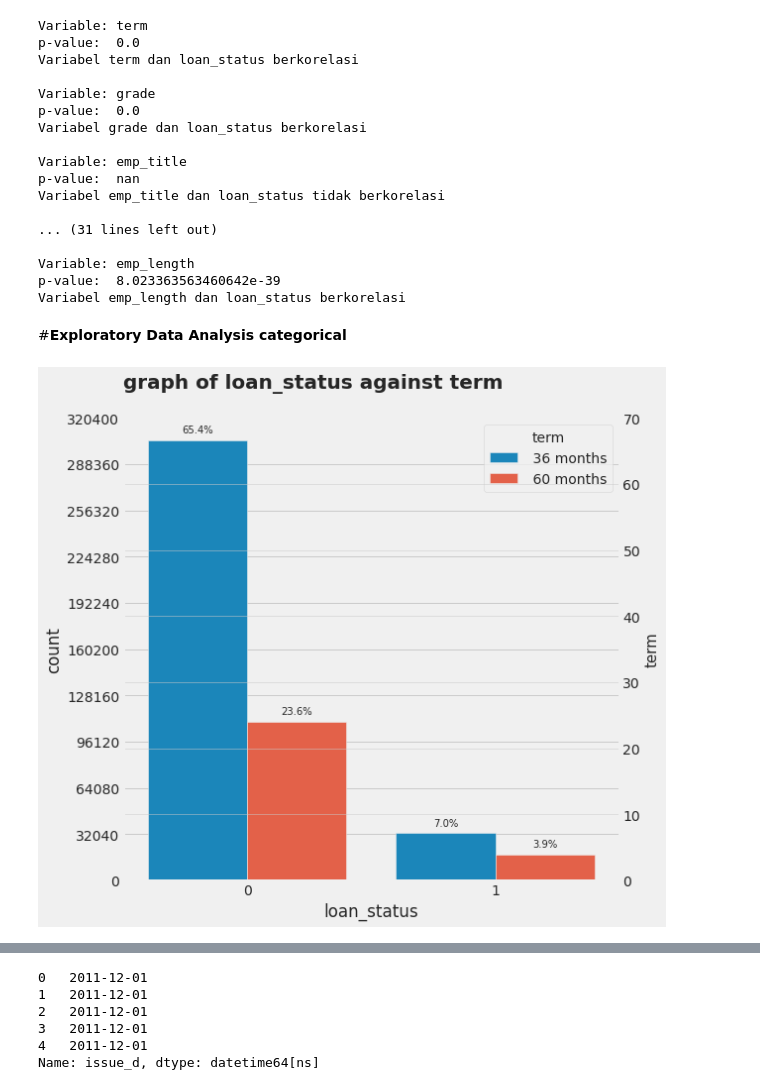
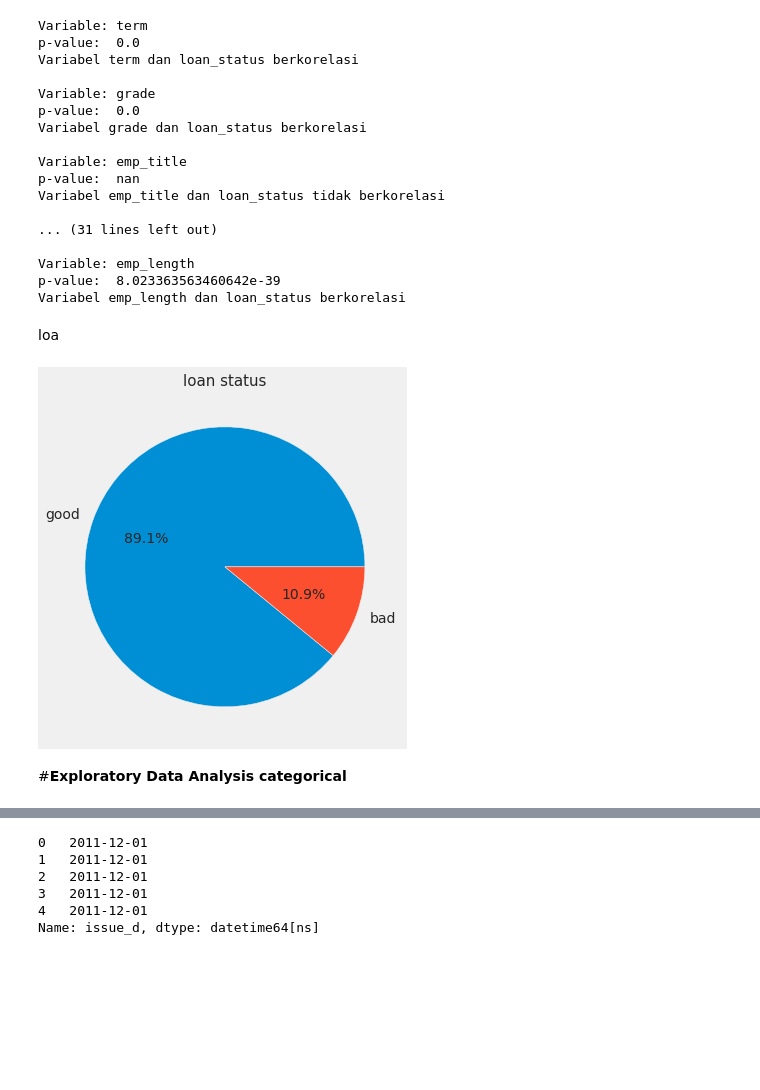
Before and after one commit to arfanrifqi/loan_prediction, a Jupyter notebook: loan_prediction(EDA).ipynb, the cells around one changed output, grey strips where cells are left out. Drawn from its saved outputs; the diff is of its cells as text; code cells hidden in the pictures; blank space fills up the shorter version.

```diff
--- a/loan_prediction(EDA).ipynb
+++ b/loan_prediction(EDA).ipynb
@@ -15,7 +15,7 @@ drive.mount('/content/gdrive')
 # %% [output]
 Drive already mounted at /content/gdrive; to attempt to forcibly remount, call drive.mount("/content/gdrive", force_remount=True).
 # %%
-load_data = pd.read_csv('/content/gdrive/MyDrive/dataset/credit_risk/loan_data_2007_2014.csv')
+load_data = pd.read_csv('/content/gdrive/MyDrive/dataset/credit_risk/loan_data_pro.csv')
 
 load_data.head()
 # %% [output]
@@ -313,6 +313,19 @@ Variabel emp_title dan loan_status tidak berkorelasi
 Variable: emp_length
 p-value:  8.023363563460642e-39
 Variabel emp_length dan loan_status berkorelasi
+# %% [markdown]
+loa
+# %%
+pie_chart = df_load['loan_status'].value_counts()*100.0 /len(df_load)
+ax = pie_chart.plot.pie(autopct='%.1f%%',
+                        labels = ['good', 'bad'],
+                        figsize =(8,6),
+                        fontsize = 14)
+ax.set_ylabel(None)
+ax.set_title('loan status', fontsize = 15)
+plt.show()
+# %% [output]
+[figure, added]
 # %% [markdown]
 #**Exploratory Data Analysis categorical**
 # %%
@@ -320,36 +333,3 @@ Variabel emp_length dan loan_status berkorelasi
 sns.set_style("whitegrid")
 sns.color_palette("dark")
 plt.style.use("fivethirtyeight")
-# %%
-ncount = len(df_load['term'])
-
-plt.figure(figsize=(8,8))
-ax = sns.countplot(x="loan_status",hue='term', data=df_load)
-plt.title('graph of loan_status against term',fontsize=20, loc='left', pad=30, fontweight='bold')
-ax.yaxis.tick_left()
-ax.yaxis.set_label_position('left')
-
-for p in ax.patches:
-    x=p.get_bbox().get_points()[:,0]
-    y=p.get_bbox().get_points()[1,1]
-    ax.annotate("{:.1f}%".format(100.*y/ncount),
-                        (p.get_x() + p.get_width() / 2.,
-                         p.get_height()),
-                        ha = 'center',
-                        va = 'center',
-                        xytext = (0, 10),
-                        textcoords = 'offset points',
-                        fontsize=10)
-
-ax2=ax.twinx()
-ax2.yaxis.tick_right()
-ax.yaxis.set_major_locator(ticker.LinearLocator(11))
-ax2.grid(axis='y', linestyle='-', linewidth=0.5)
-ax2.set_ylim(0,70)
-
-plt.ylabel('term', fontsize=15)
-plt.xlabel('loan_status', fontsize=15)
-
-plt.show()
-# %% [output]
-[figure, removed]
```
Also changed, not shown: parts of 17 cells of this notebook.
